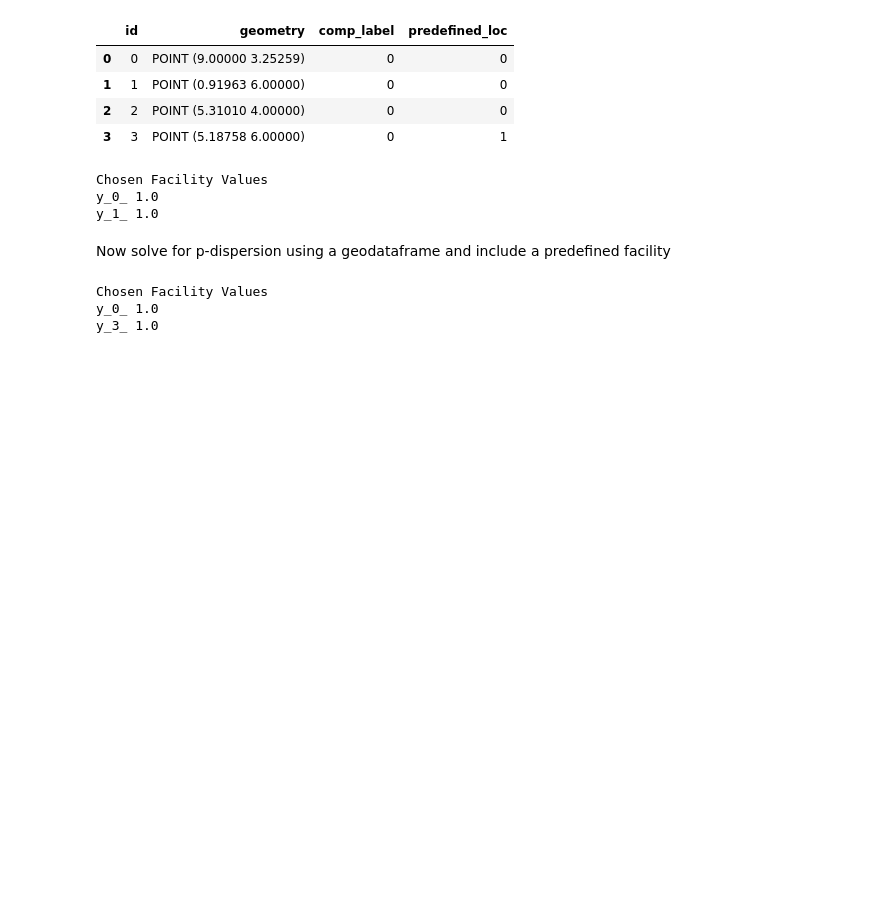
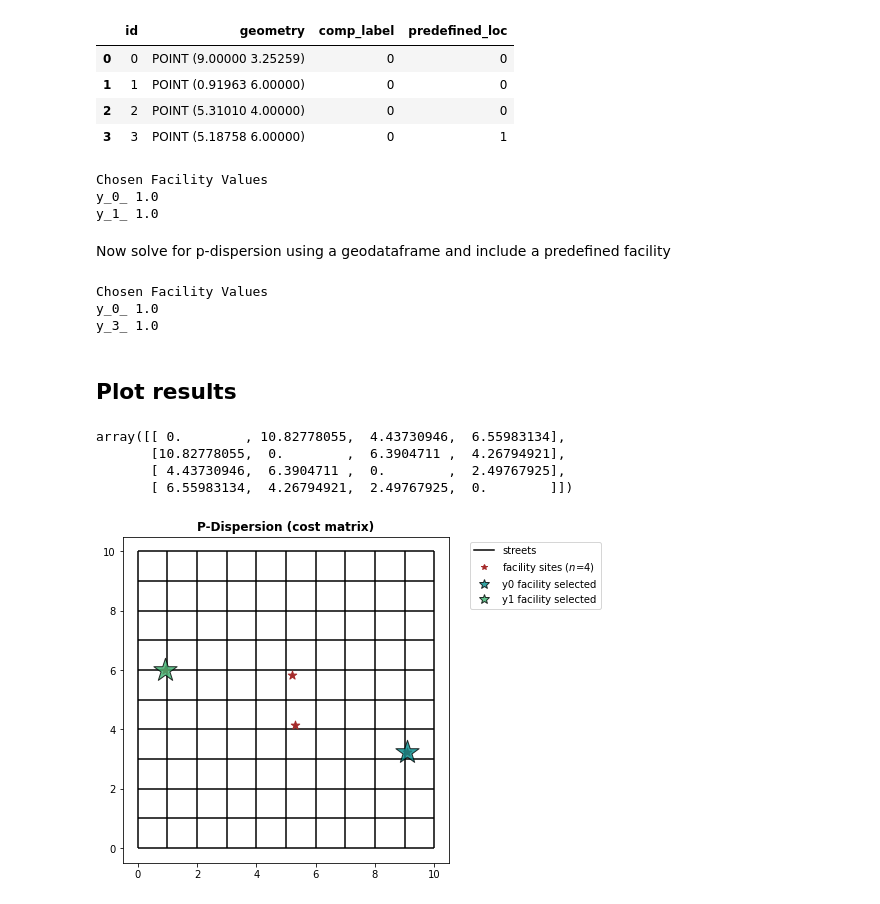
Before and after one commit to pysal/spopt, a Jupyter notebook: notebooks/p-dispersion.ipynb, the cells around one changed output. Saved outputs shown, nothing was run; the diff lists cells and outputs as text; code cells hidden in the pictures; blank space fills up the shorter version.

Commit message:
add result plots

```diff
--- a/notebooks/p-dispersion.ipynb
+++ b/notebooks/p-dispersion.ipynb
@@ -164,14 +164,16 @@ Now solve for p-dispersion using a geodataframe and include a predefined facilit
 #number of facilities to be sited
 p = 2
 
-disperse_from_geodataframe = PDispersion.from_geodataframe(facilities_snapped, "geometry", p, predefined_facility_col="predefined_loc", distance_metric="euclidean")
-disperse_from_geodataframe = disperse_from_geodataframe.solve(solver)
+disperse_from_geodataframe_ps = PDispersion.from_geodataframe(facilities_snapped, "geometry", p, predefined_facility_col="predefined_loc", distance_metric="euclidean")
+disperse_from_geodataframe_ps = disperse_from_geodataframe_ps.solve(solver)
 # %%
 print('\n'+ 'Chosen Facility Values')
-for i in disperse_from_geodataframe.fac_vars:
+for i in disperse_from_geodataframe_ps.fac_vars:
     if i.varValue == 1:
         print(i,i.varValue)
 # %% [output]
 Chosen Facility Values
 y_0_ 1.0
 y_3_ 1.0
+# %% [markdown]
+## Plot results
@@ -177,0 +256,11 @@ y_3_ 1.0
+# %%
+cost_matrix
+# %% [output]
+array([[ 0.        , 10.82778055,  4.43730946,  6.55983134],
+       [10.82778055,  0.        ,  6.3904711 ,  4.26794921],
+       [ 4.43730946,  6.3904711 ,  0.        ,  2.49767925],
+       [ 6.55983134,  4.26794921,  2.49767925,  0.        ]])
+# %%
+plot_results(disperse_from_cost_matrix, facility_points, 'P-Dispersion (cost matrix)')
+# %% [output]
+[figure, added]
```
Also changed, not shown: parts of 3 cells of this notebook.
